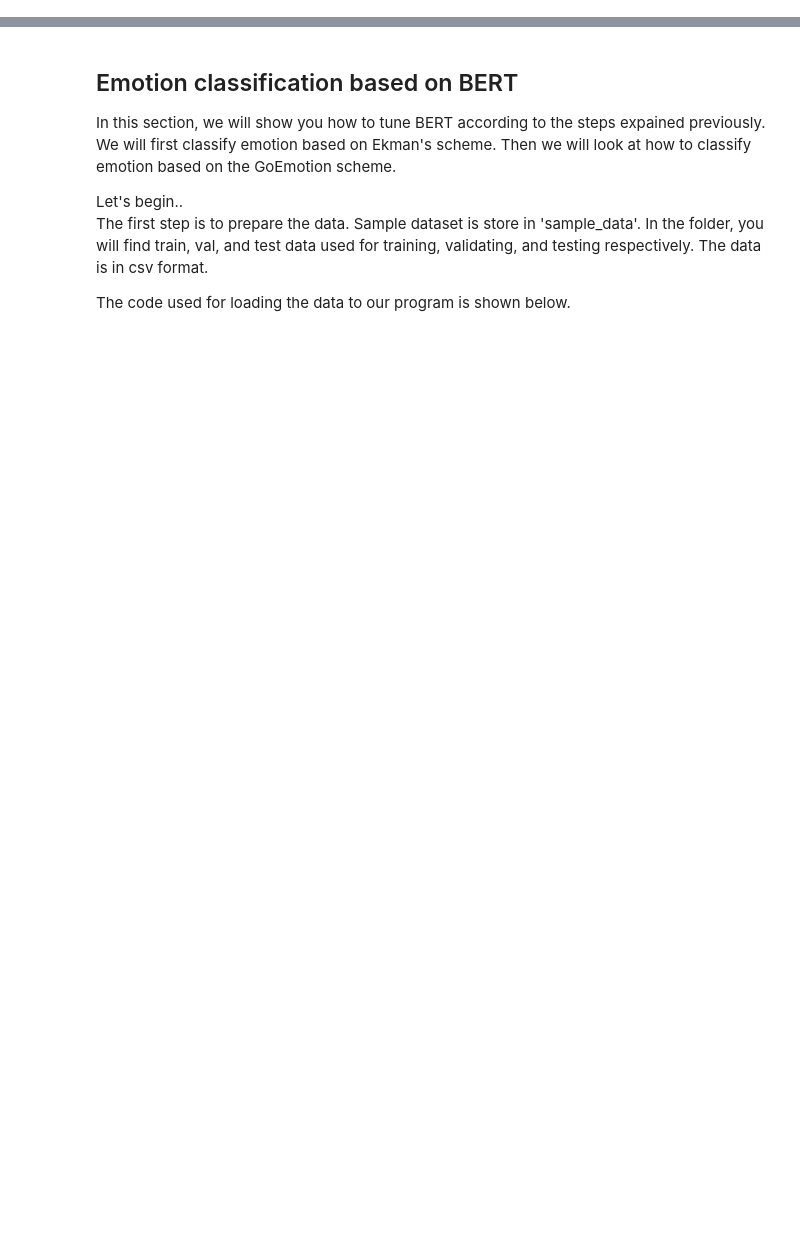
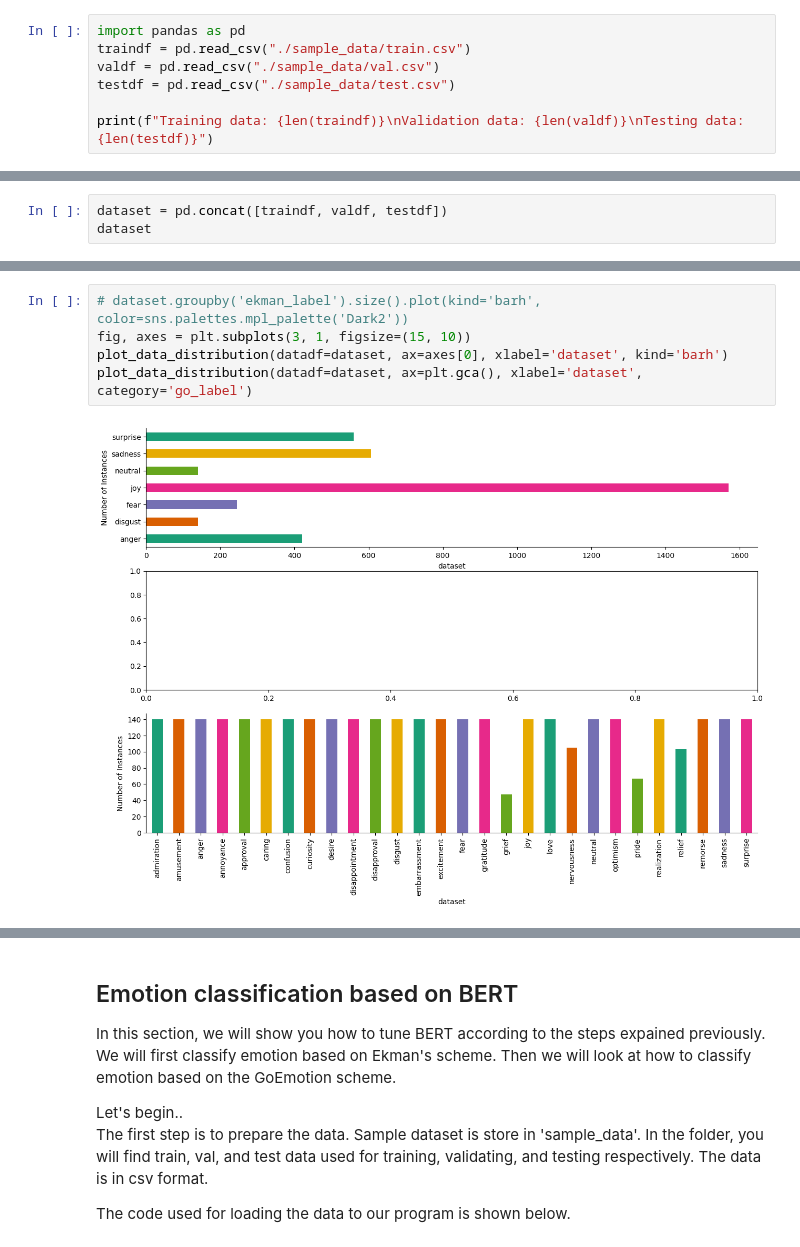
Before and after one commit to UCREL/Session-6-LLM-Based-Emotion-Analysis, a Jupyter notebook: tutorial.ipynb, the cells around one changed output, grey strips where cells are left out. Cells and saved outputs as stored; diff of their text form; blank space fills up the shorter version.

```diff
--- a/tutorial.ipynb
+++ b/tutorial.ipynb
@@ -23,0 +47,7 @@ There are three mains step for tuning LLMs. The first step involves preparing da
+# %%
+import pandas as pd
+traindf = pd.read_csv("./sample_data/train.csv")
+valdf = pd.read_csv("./sample_data/val.csv")
+testdf = pd.read_csv("./sample_data/test.csv")
+
+print(f"Training data: {len(traindf)}\nValidation data: {len(valdf)}\nTesting data: {len(testdf)}")
@@ -23,0 +60,3 @@ There are three mains step for tuning LLMs. The first step involves preparing da
+# %%
+dataset = pd.concat([traindf, valdf, testdf])
+dataset
@@ -23,0 +77,7 @@ There are three mains step for tuning LLMs. The first step involves preparing da
+# %%
+# dataset.groupby('ekman_label').size().plot(kind='barh', color=sns.palettes.mpl_palette('Dark2'))
+fig, axes = plt.subplots(3, 1, figsize=(15, 10))
+plot_data_distribution(datadf=dataset, ax=axes[0], xlabel='dataset', kind='barh')
+plot_data_distribution(datadf=dataset, ax=plt.gca(), xlabel='dataset', category='go_label')
+# %% [output]
+[figure, added]
```
Also changed, not shown: parts of 21 cells of this notebook.
